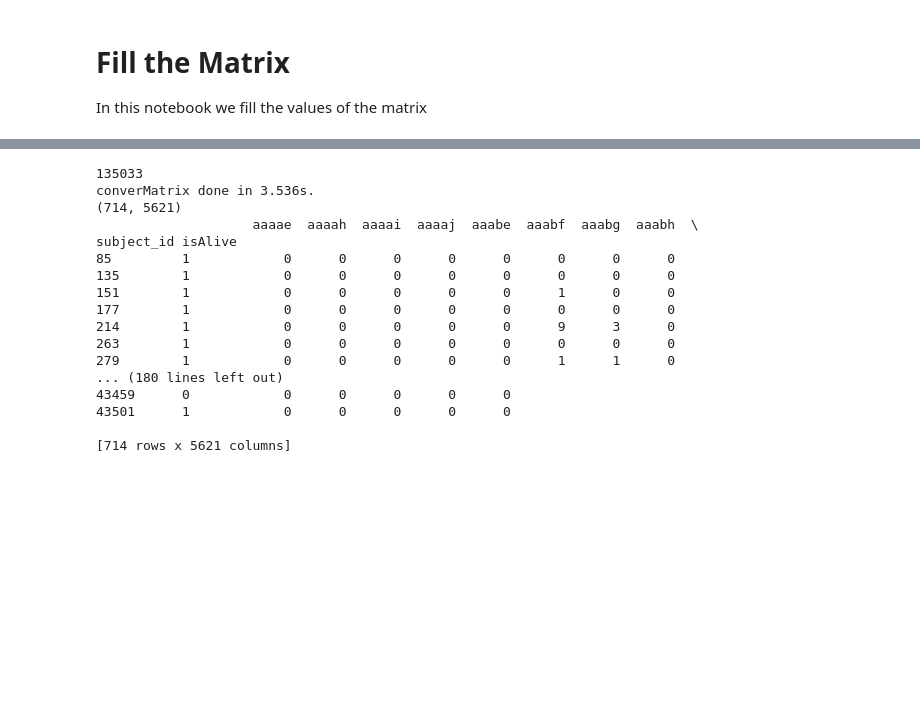
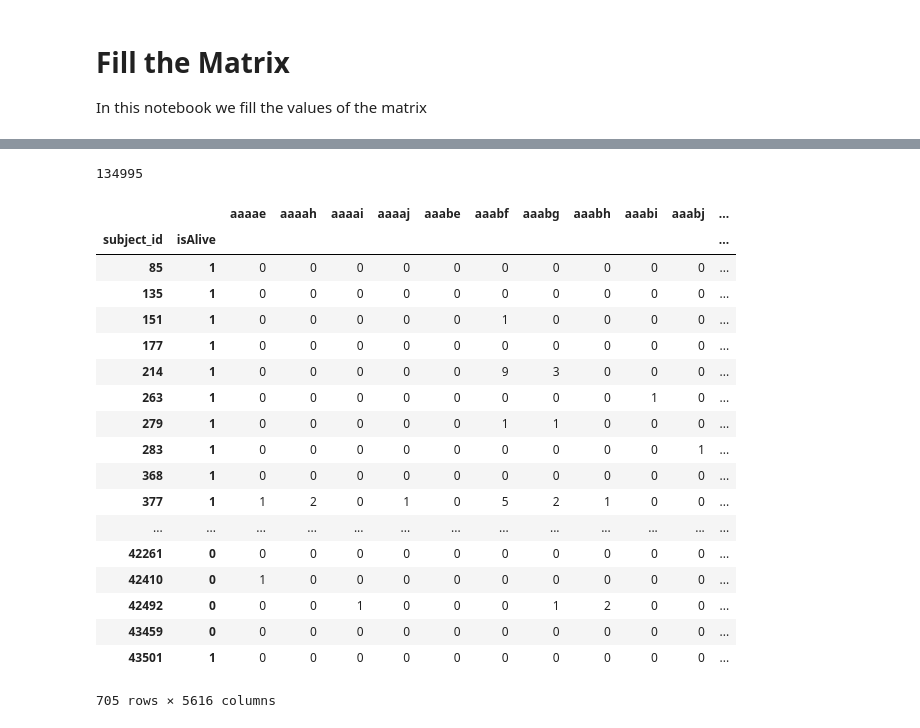
Before and after one commit to davidgutierrez/HeartRatePatterns, a Jupyter notebook: Jupyter/MimicII/0h FillMatrix.ipynb, the cells around one changed output, grey strips where cells are left out. Saved outputs shown, nothing was run; the diff lists cells and outputs as text; code cells hidden in the pictures; blank space fills up the shorter version.

```diff
--- a/Jupyter/MimicII/0h FillMatrix.ipynb
+++ b/Jupyter/MimicII/0h FillMatrix.ipynb
@@ -242,21 +221,24 @@ deleteOnlyAlive(tuple(underaverage))
 # %%
-table = convertMatrix()
-print(table)
+table = convert_matrix()
+table
 # %% [output]
-135033
-converMatrix done in 3.536s.
-(714, 5621)
-                    aaaae  aaaah  aaaai  aaaaj  aaabe  aaabf  aaabg  aaabh  \
-subject_id isAlive
-85         1            0      0      0      0      0      0      0      0
-135        1            0      0      0      0      0      0      0      0
-151        1            0      0      0      0      0      1      0      0
-177        1            0      0      0      0      0      0      0      0
-214        1            0      0      0      0      0      9      3      0
-263        1            0      0      0      0      0      0      0      0
-279        1            0      0      0      0      0      1      1      0
-... (180 lines left out)
-43459      0            0      0      0      0      0
-43501      1            0      0      0      0      0
-
-[714 rows x 5621 columns]
+134995
+|  |  | aaaae | aaaah | aaaai | aaaaj | aaabe | aaabf | aaabg | aaabh | aaabi | aaabj | ... |
+| subject_id | isAlive |  |  |  |  |  |  |  |  |  |  | ... |
+| 85 | 1 | 0 | 0 | 0 | 0 | 0 | 0 | 0 | 0 | 0 | 0 | ... |
+| 135 | 1 | 0 | 0 | 0 | 0 | 0 | 0 | 0 | 0 | 0 | 0 | ... |
+| 151 | 1 | 0 | 0 | 0 | 0 | 0 | 1 | 0 | 0 | 0 | 0 | ... |
+| 177 | 1 | 0 | 0 | 0 | 0 | 0 | 0 | 0 | 0 | 0 | 0 | ... |
+| 214 | 1 | 0 | 0 | 0 | 0 | 0 | 9 | 3 | 0 | 0 | 0 | ... |
+| 263 | 1 | 0 | 0 | 0 | 0 | 0 | 0 | 0 | 0 | 1 | 0 | ... |
+| 279 | 1 | 0 | 0 | 0 | 0 | 0 | 1 | 1 | 0 | 0 | 0 | ... |
+| 283 | 1 | 0 | 0 | 0 | 0 | 0 | 0 | 0 | 0 | 0 | 1 | ... |
+| 368 | 1 | 0 | 0 | 0 | 0 | 0 | 0 | 0 | 0 | 0 | 0 | ... |
+| 377 | 1 | 1 | 2 | 0 | 1 | 0 | 5 | 2 | 1 | 0 | 0 | ... |
+| ... | ... | ... | ... | ... | ... | ... | ... | ... | ... | ... | ... | ... |
+| 42261 | 0 | 0 | 0 | 0 | 0 | 0 | 0 | 0 | 0 | 0 | 0 | ... |
+| 42410 | 0 | 1 | 0 | 0 | 0 | 0 | 0 | 0 | 0 | 0 | 0 | ... |
+| 42492 | 0 | 0 | 0 | 1 | 0 | 0 | 0 | 1 | 2 | 0 | 0 | ... |
+| 43459 | 0 | 0 | 0 | 0 | 0 | 0 | 0 | 0 | 0 | 0 | 0 | ... |
+| 43501 | 1 | 0 | 0 | 0 | 0 | 0 | 0 | 0 | 0 | 0 | 0 | ... |
+705 rows × 5616 columns
```
Also changed, not shown: parts of 14 cells of this notebook.
